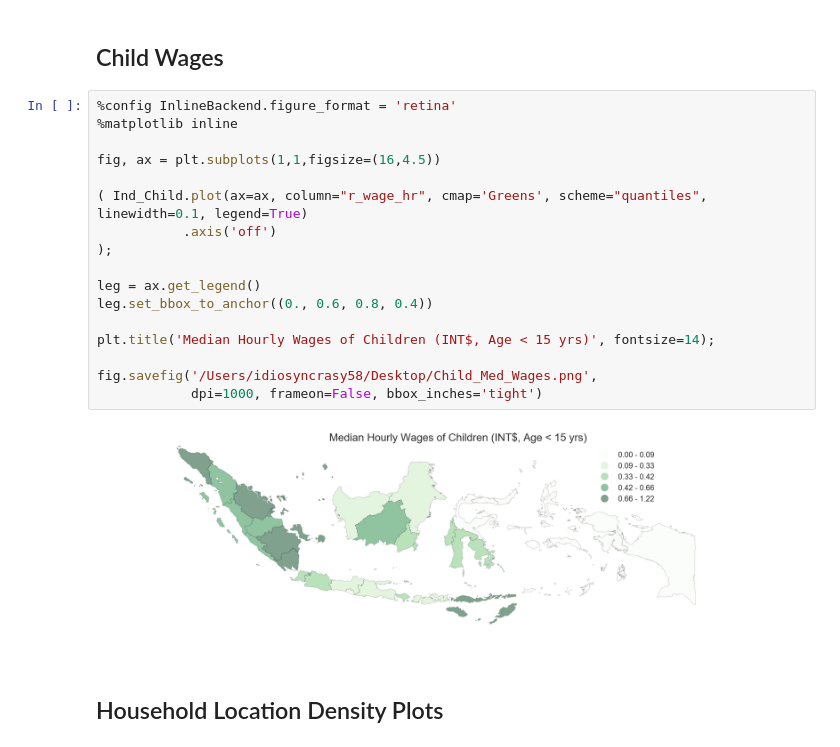
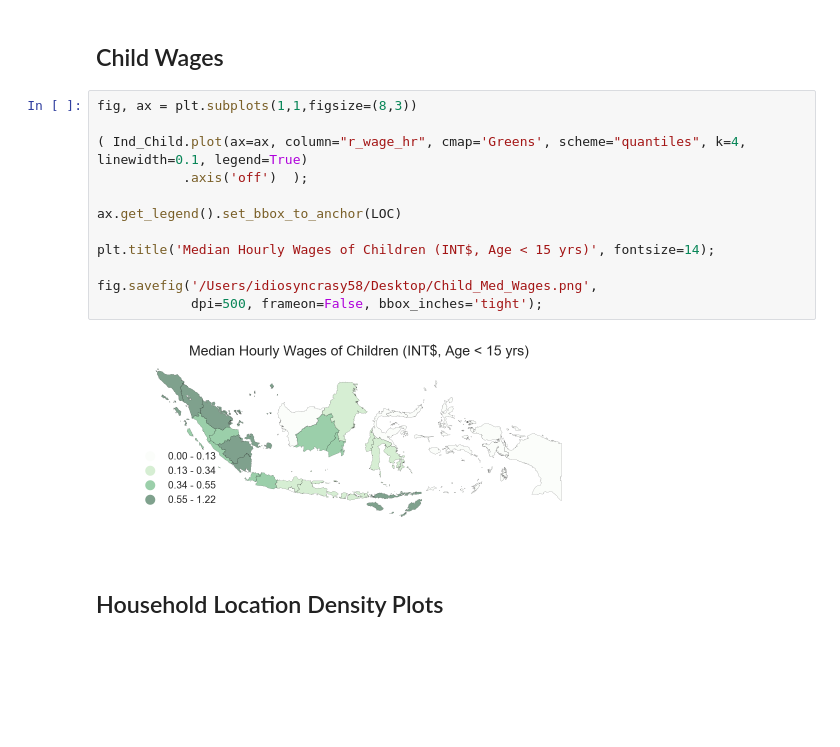
Before and after one commit to VoodooChild83/Doctoral_Thesis-IFLS_Project, a Jupyter notebook: Project Files/Maps/Python Visualization of Indonesian Statistics/Visualizations/Creation of Shape Files and Visualizations/Notebooks/Indonesian Wages and Schooling - Cleaning and Mapping.ipynb, the cells around one changed output. Saved outputs shown, nothing was run; the diff lists cells and outputs as text; blank space fills up the shorter version.

```diff
--- a/Project Files/Maps/Python Visualization of Indonesian Statistics/Visualizations/Creation of Shape Files and Visualizations/Notebooks/Indonesian Wages and Schooling - Cleaning and Mapping.ipynb
+++ b/Project Files/Maps/Python Visualization of Indonesian Statistics/Visualizations/Creation of Shape Files and Visualizations/Notebooks/Indonesian Wages and Schooling - Cleaning and Mapping.ipynb
@@ -416,24 +384,19 @@ Ind_Child = Ind.merge(Avg_Prov_Child, how='left', on="Prov Code").dropna()
 # %% [markdown]
 ## Child Wages
 # %%
-%config InlineBackend.figure_format = 'retina'
-%matplotlib inline
+fig, ax = plt.subplots(1,1,figsize=(8,3))
 
-fig, ax = plt.subplots(1,1,figsize=(16,4.5))
+( Ind_Child.plot(ax=ax, column="r_wage_hr", cmap='Greens', scheme="quantiles", k=4, linewidth=0.1, legend=True)
+           .axis('off')  );
 
-( Ind_Child.plot(ax=ax, column="r_wage_hr", cmap='Greens', scheme="quantiles", linewidth=0.1, legend=True)
-           .axis('off')
-);
-
-leg = ax.get_legend()
-leg.set_bbox_to_anchor((0., 0.6, 0.8, 0.4))
+ax.get_legend().set_bbox_to_anchor(LOC)
 
 plt.title('Median Hourly Wages of Children (INT$, Age < 15 yrs)', fontsize=14);
 
 fig.savefig('/Users/idiosyncrasy58/Desktop/Child_Med_Wages.png',
-            dpi=1000, frameon=False, bbox_inches='tight')
+            dpi=500, frameon=False, bbox_inches='tight');
 # %% [output]
-[figure, old version]
+[figure, new version]
 # %% [markdown]
 ## Household Location Density Plots
 # %%
```
Also changed, not shown: parts of 27 cells of this notebook, 9 other files.
